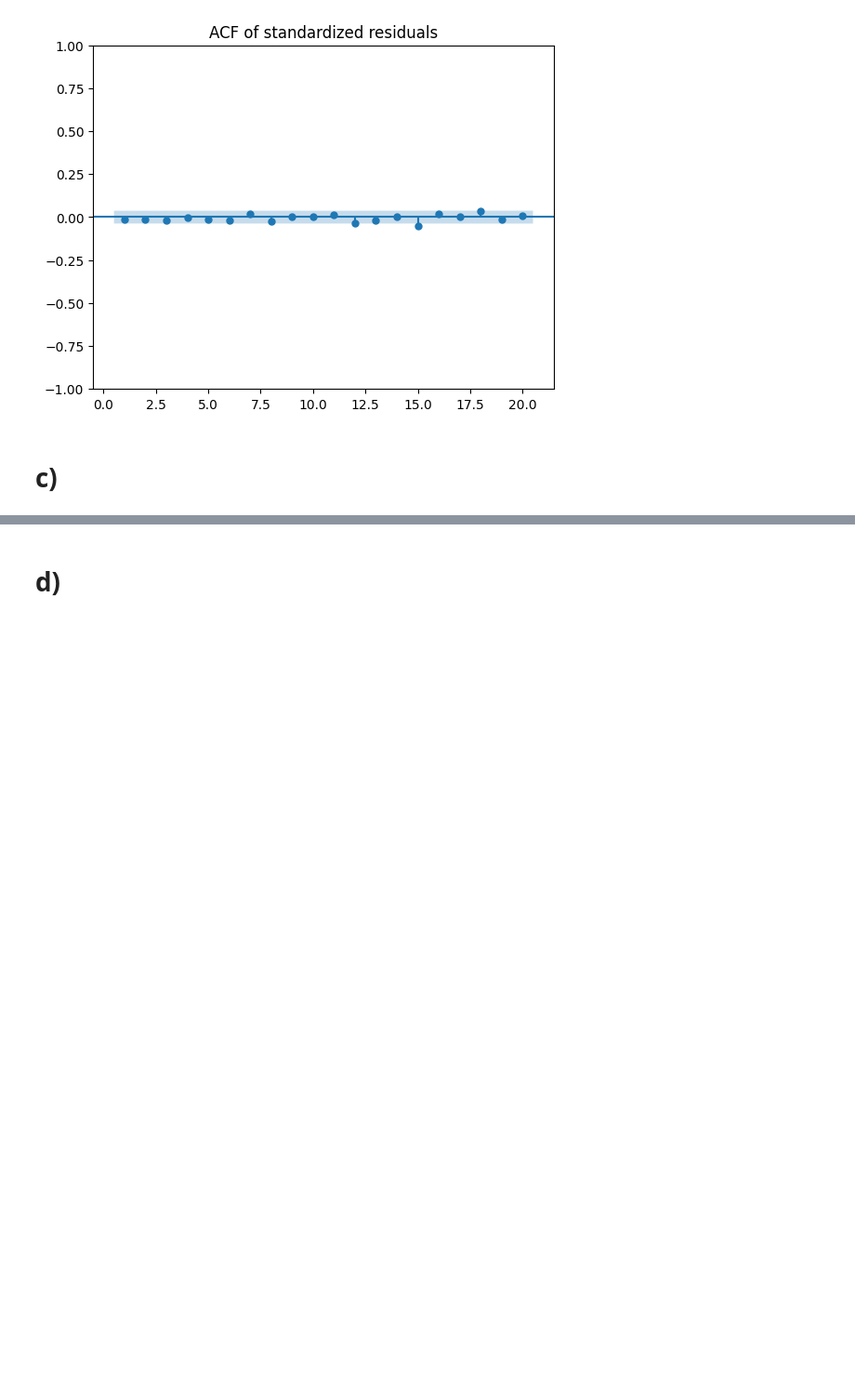
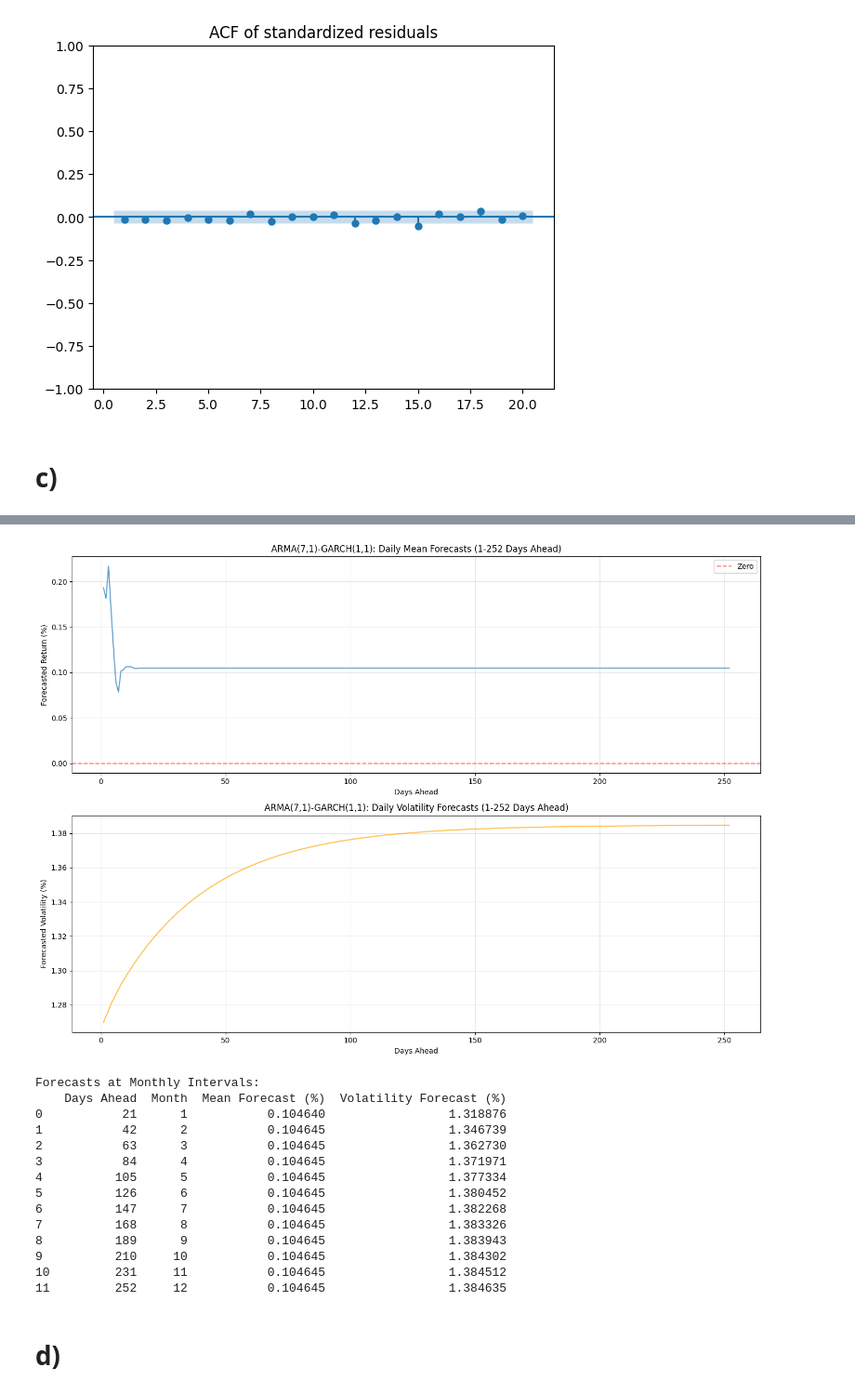
Before and after one commit to OlegGlo/time-series-analysis-HW, a Jupyter notebook: a4/q2.ipynb, the cells around one changed output, grey strips where cells are left out. Shown at 93% size. Cells and saved outputs as stored; diff of their text form; code cells hidden in the pictures; blank space fills up the shorter version.

```diff
--- a/a4/q2.ipynb
+++ b/a4/q2.ipynb
@@ -189,3 +150,74 @@ plt.show()
+# %%
+import numpy as np
+import pandas as pd
+import matplotlib.pyplot as plt
+from arch import arch_model
+
+# Assuming you have ret (returns) already defined
+# Fit ARMA(7,1) + GARCH(1,1)
+model = arch_model(ret * 100, mean='AR', lags=7, vol='GARCH', p=1, q=1, dist='normal')
+fit = model.fit(disp='off')
+
+# Generate forecasts from the last observation: 1 day through 252 days (12 months)
+forecasts = fit.forecast(horizon=252, start=len(ret)-1)
+
+# Extract mean forecasts (point forecasts) - all 252 days
+mean_forecast = forecasts.mean.iloc[-1]  # Last row = forecasts from last day
+
+# Extract variance forecasts (volatility forecasts) - all 252 days
+variance_forecast = forecasts.variance.iloc[-1]
+vol_forecast = np.sqrt(variance_forecast)  # Convert variance to volatility
+
+# Days ahead: 1, 2, 3, ..., 252
+days_ahead = np.arange(1, 253)
+
+# Plot
+fig, (ax1, ax2) = plt.subplots(2, 1, figsize=(14, 10))
+
+# Plot 1: Mean forecasts (point forecasts) - daily
+ax1.plot(days_ahead, mean_forecast.values, linewidth=1.5, alpha=0.7)
+ax1.axhline(y=0, color='r', linestyle='--', alpha=0.5, label='Zero')
+ax1.set_xlabel('Days Ahead')
+ax1.set_ylabel('Forecasted Return (%)')
+ax1.set_title('ARMA(7,1)-GARCH(1,1): Daily Mean Forecasts (1-252 Days Ahead)')
+ax1.grid(True, alpha=0.3)
+ax1.legend()
+
+# Plot 2: Volatility forecasts - daily
+ax2.plot(days_ahead, vol_forecast.values, linewidth=1.5, color='orange', alpha=0.7)
+ax2.set_xlabel('Days Ahead')
+ax2.set_ylabel('Forecasted Volatility (%)')
+ax2.set_title('ARMA(7,1)-GARCH(1,1): Daily Volatility Forecasts (1-252 Days Ahead)')
+ax2.grid(True, alpha=0.3)
+
+plt.tight_layout()
+plt.show()
+
+# Optional: Print summary at monthly intervals for reference
+monthly_days = [21, 42, 63, 84, 105, 126, 147, 168, 189, 210, 231, 252]
+print("\nForecasts at Monthly Intervals:")
+print(pd.DataFrame({
+    'Days Ahead': monthly_days,
+    'Month': np.arange(1, 13),
+    'Mean Forecast (%)': mean_forecast.iloc[[d-1 for d in monthly_days]].values,
+    'Volatility Forecast (%)': vol_forecast.iloc[[d-1 for d in monthly_days]].values
+}))
+# %% [output]
+[figure, added]
+Forecasts at Monthly Intervals:
+    Days Ahead  Month  Mean Forecast (%)  Volatility Forecast (%)
+0           21      1           0.104640                 1.318876
+1           42      2           0.104645                 1.346739
+2           63      3           0.104645                 1.362730
+3           84      4           0.104645                 1.371971
+4          105      5           0.104645                 1.377334
+5          126      6           0.104645                 1.380452
+6          147      7           0.104645                 1.382268
+7          168      8           0.104645                 1.383326
+8          189      9           0.104645                 1.383943
+9          210     10           0.104645                 1.384302
+10         231     11           0.104645                 1.384512
+11         252     12           0.104645                 1.384635
 # %% [markdown]
 # d)
 # %%
```
Also changed, not shown: parts of 2 cells of this notebook.
